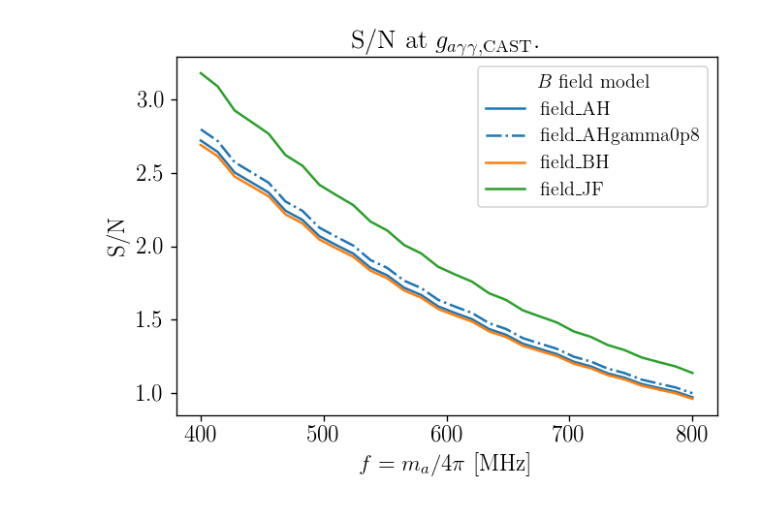
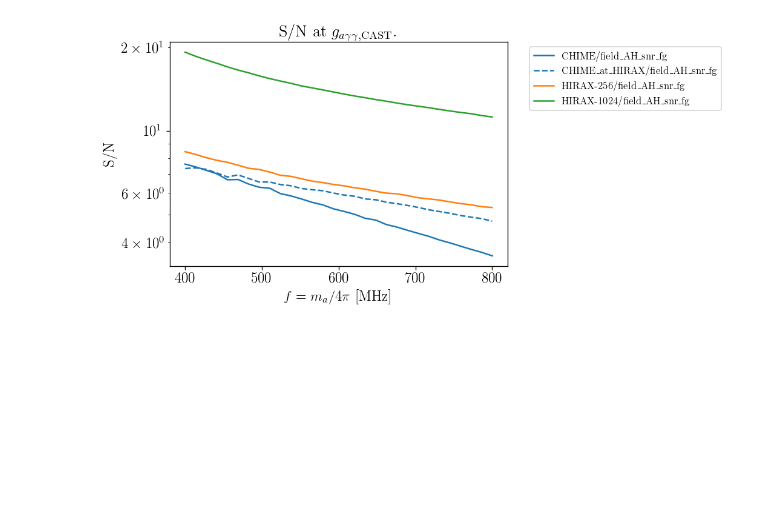
Before and after one commit to yitiansun/axion-mirror, a Jupyter notebook: estimates/plotting.ipynb, the cells around one changed output. Saved outputs shown, nothing was run; the diff lists cells and outputs as text; code cells hidden in the pictures; blank space fills up the shorter version.

```diff
--- a/estimates/plotting.ipynb
+++ b/estimates/plotting.ipynb
@@ -12,8 +12,3 @@ import matplotlib.pyplot as plt
 mpl.rc_file('../matplotlibrc')
 # %%
 DATA_DIR = '../data/estimates'
-# %%
-run_names = [f'field_{fm}' for fm in ['AH', 'AHgamma0p8', 'BH', 'JF']]
-
-plot_datas = {run_name : pickle.load(open(f'{DATA_DIR}/{run_name}.p', 'rb')) \
-              for run_name in run_names}
@@ -27,14 +15,33 @@ plot_options = {
 # %%
+plot_options = {
+    #'CHIME/naive_gegenschein' : dict(c='k', ls=':'),
+    #'CHIME/field_AH' : dict(c='C0', ls=':'),
+    #'CHIME/field_AHgamma0p8' : dict(c='C0', ls='-.'),
+    #'CHIME/field_BH' : dict(c='C1', ls=':'),
+    #'CHIME/field_JF' : dict(c='C2', ls=':'),
+    #'CHIME/field_AH_snr' : dict(c='C0', ls='--'),
+    'CHIME/field_AH_snr_fg' : dict(c='C0', ls='-'),
+    'CHIME_at_HIRAX/field_AH_snr_fg' : dict(c='C0', ls='--'),
+    'HIRAX-256/field_AH_snr_fg' : dict(c='C1', ls='-'),
+    'HIRAX-1024/field_AH_snr_fg' : dict(c='C2', ls='-'),
+}
+
+plot_datas = {run_name : pickle.load(open(f'{DATA_DIR}/{run_name}.p', 'rb')) \
+              for run_name in plot_options.keys()}
+
 fig, ax = plt.subplots(figsize=(6, 4))
-
-colors = ['C0', 'C1', 'C2', 'C0']
-styles = ['-', '-', '-', '-.']
 
 for i, (n, d) in enumerate(plot_datas.items()):
     ax.plot(d['freq'], d['SNR'], label=n, **plot_options[n])
+    if n == 'field_AH_snr_comp':
+        for ii in range(3):
+            for jj in range(3):
+                ax.plot(d['freq'], d['SNR_arr'][:,ii,0], **plot_options[n], alpha=0.2)
 
+#ax.set(ylim=(0.2,10))
 ax.set(xlabel=r'$f=m_a/4\pi$ [MHz]', ylabel='S/N',
        title=r'S/N at $g_{a\gamma\gamma,\mathrm{CAST}}$.')
-ax.legend(title=r'$B$ field model');
+ax.set(yscale='log')
+ax.legend(fontsize=10, bbox_to_anchor=(1.05, 1));
 # %% [output]
-[figure, old version]
+[figure, new version]
```
Also changed, not shown: parts of 1 cell of this notebook, 6 other files.
